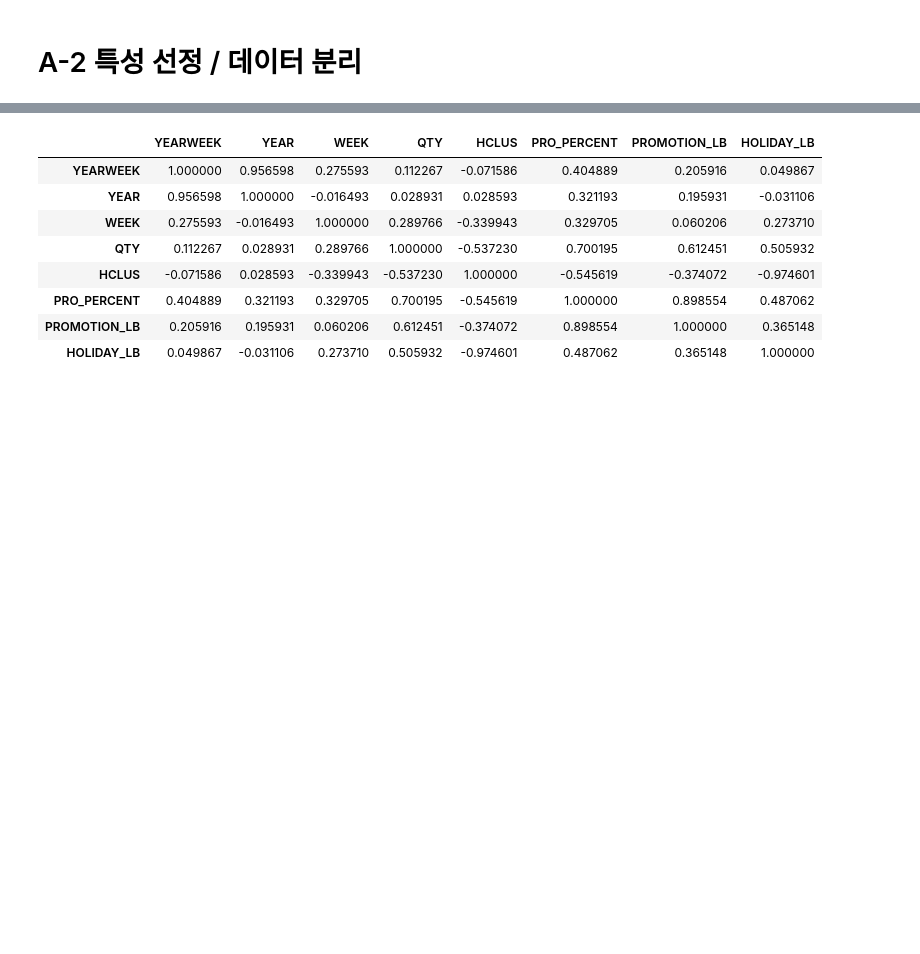
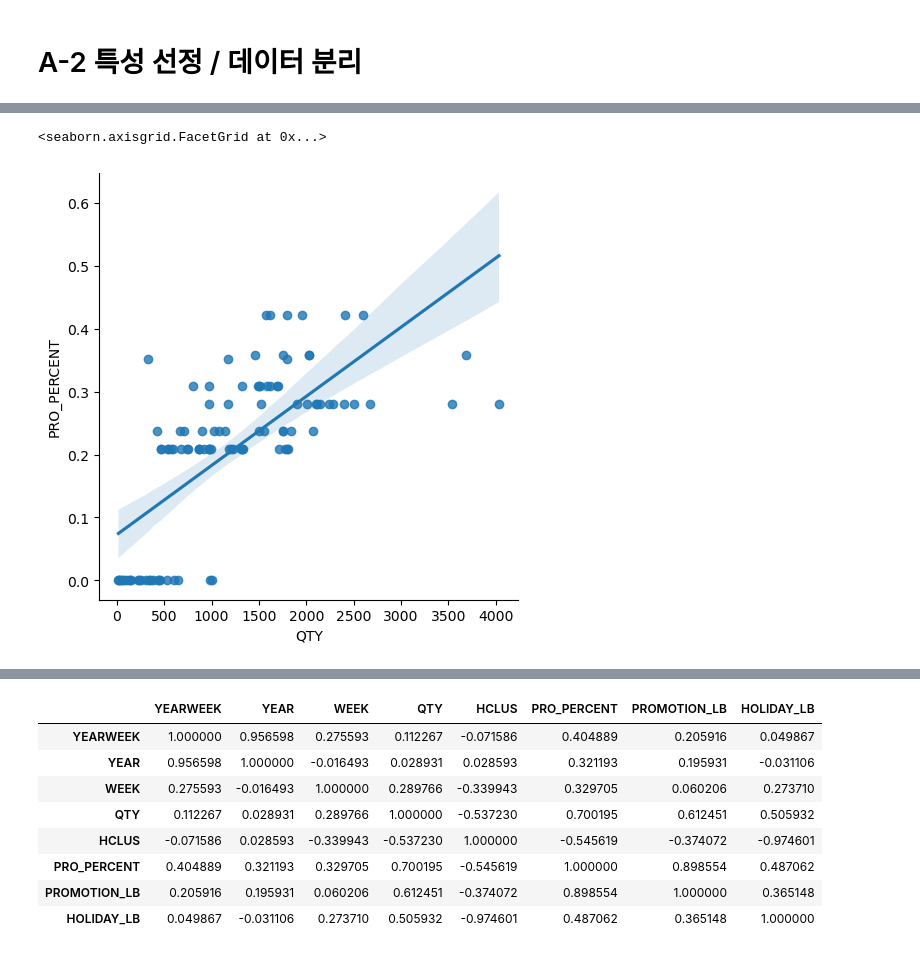
Before and after one commit to ki-ottl/python, a Jupyter notebook: Session07 - 유형별로 실습하는 머신러닝/mlModel.ipynb, the cells around one changed output, grey strips where cells are left out. Cells and saved outputs as stored; diff of their text form; code cells hidden in the pictures; blank space fills up the shorter version.

```diff
--- a/Session07 - 유형별로 실습하는 머신러닝/mlModel.ipynb
+++ b/Session07 - 유형별로 실습하는 머신러닝/mlModel.ipynb
@@ -88,0 +98,5 @@ Index(['REGIONID', 'PRODUCTGROUP', 'PRODUCT', 'ITEM', 'YEARWEEK', 'YEAR',
+# %%
+sns.lmplot(data = featuresData, x="QTY", y="PRO_PERCENT")
+# %% [output]
+<seaborn.axisgrid.FacetGrid at 0x...>
+[figure, added]
```
Also changed, not shown: parts of 9 cells of this notebook.
